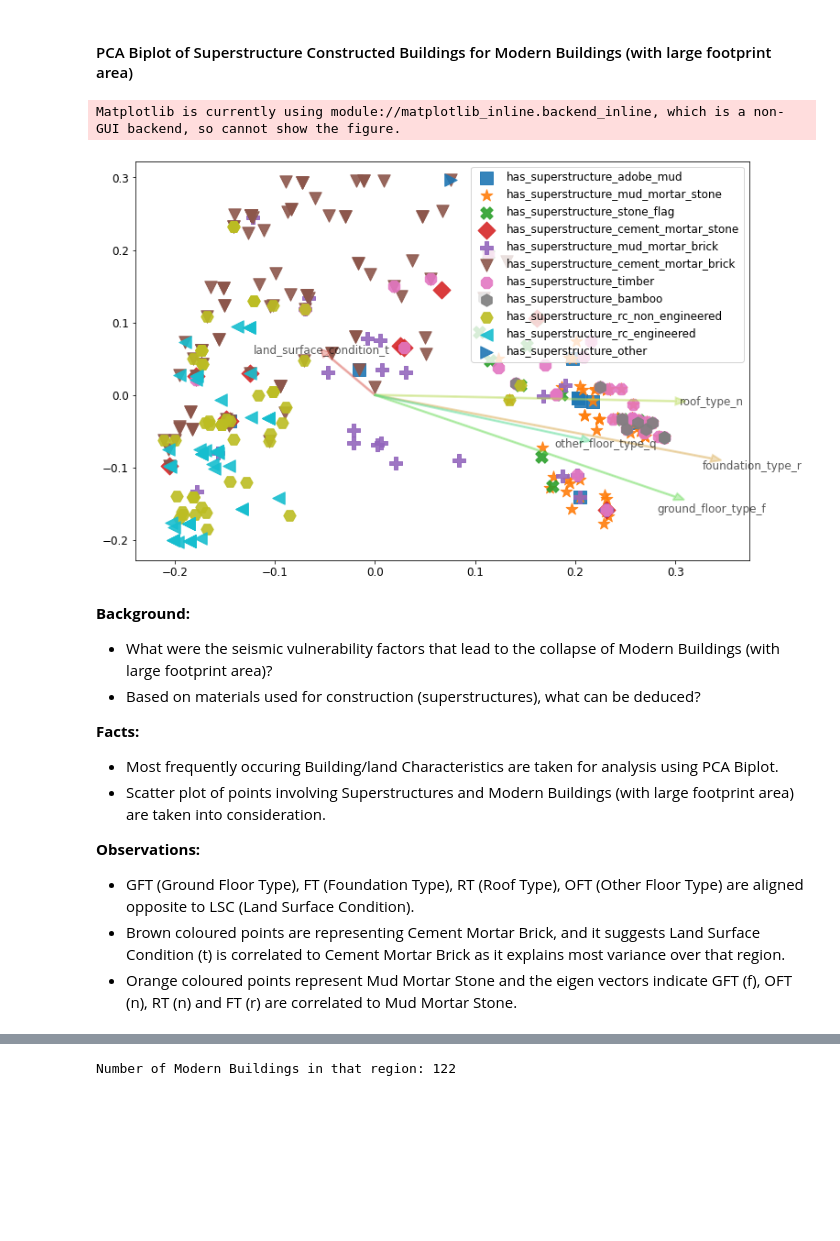
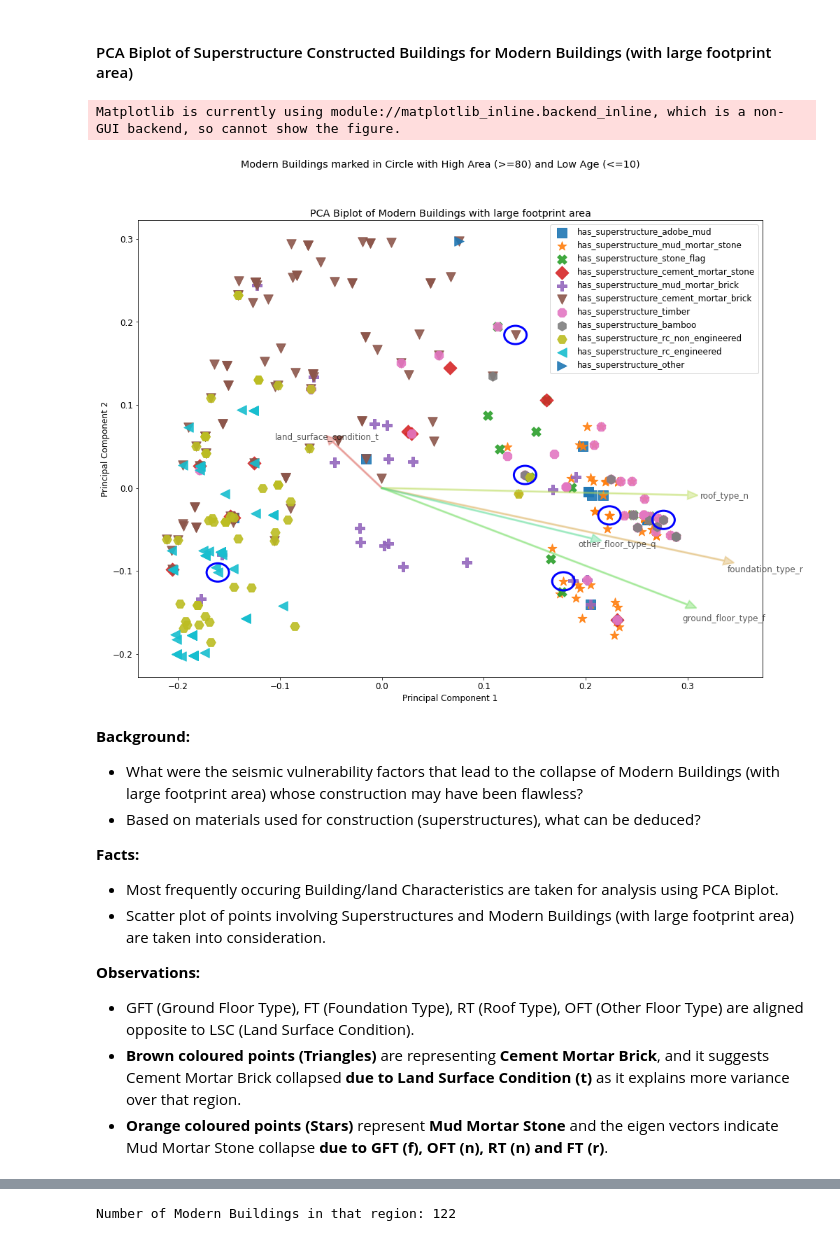
Before and after one commit to DS-Group22-ADP/Practical-Project, a Jupyter notebook: notebooks/Exploratory-Data-Analysis (Main Notebook).ipynb, the cells around one changed output, grey strips where cells are left out. Drawn from its saved outputs; the diff is of its cells as text; code cells hidden in the pictures; blank space fills up the shorter version.

```diff
--- a/notebooks/Exploratory-Data-Analysis (Main Notebook).ipynb
+++ b/notebooks/Exploratory-Data-Analysis (Main Notebook).ipynb
@@ -1652,9 +1657,9 @@ superstructure_mask = ((join_df['has_superstructure_adobe_mud'] == 1) |
 modern_buildings_mask = (join_df['age'] <= 40) & (join_df['area_percentage'] >= 40)
 
 # copy the original dataframe
-categorical_df = join_df.loc[superstructure_mask & modern_buildings_mask].copy()
+cat_df = join_df.loc[superstructure_mask & modern_buildings_mask].copy()
 # one hot encoding of categorical variables
-categorical_df = pd.get_dummies(categorical_df.loc[:, main_building_land_attributes + sub_building_land_attributes + superstructure_attributes])
+categorical_df = pd.get_dummies(cat_df.loc[:, main_building_land_attributes + sub_building_land_attributes + superstructure_attributes])
 # run principal components analysis
 X_pca, pc, evr = principal_components_analysis(categorical_df)
 # %%
@@ -1664,37 +1669,68 @@ Number of Modern Buildings in that region: 327
 # %% [markdown]
 #### PCA Biplot of Superstructure Constructed Buildings for Modern Buildings (with large footprint area)
 # %%
+# import Circle for marking which among the superstructures are of zero age and have greatest damage count (impact)
+from matplotlib.patches import Circle
+
 def plot_scatter_plot_by_superstructures(X_pca, categorical_df, ax):
     # scale Principal component 1
     scalex = 0.5 / (X_pca[:,0].max() - X_pca[:,0].min())
     # scale Principal component 2
     scaley = 0.5 / (X_pca[:,1].max() - X_pca[:,1].min())
     # 10 colors color pallette
     new_palette = np.array(sns.color_palette(palette=None, n_colors=11))
 
+    # Top 8 Building Types with greatest damage count
+    damage_index = (cat_df['area_percentage'] >= 80) & (cat_df['age'] <= 10) & ((cat_df['damage_grade'] == 3) | (cat_df['damage_grade'] == 2))
+
+    # marking which among the superstructures are of zero age and have greatest damage count (impact)
+    rows = X_pca[damage_index]
+    for row in rows[:, :2]:
+        x,y = row[0] * scalex, row[1] * scaley
+        ax.add_patch(Circle((x, y), 0.011, fill=False, color='blue', lw=3))
+    # scatter plot of X_pca over all superstructures (adobe mud)
     ax.scatter(X_pca[categorical_df['has_superstructure_adobe_mud'] == 1,0] * scalex, X_pca[categorical_df['has_superstructure_adobe_mud'] == 1,1] * scaley, color=new_palette[0], label='has_superstructure_adobe_mud', alpha=0.9, s=180, marker='s')
+    # scatter plot of X_pca over all superstructures (mud mortar stone)
     ax.scatter(X_pca[categorical_df['has_superstructure_mud_mortar_stone'] == 1,0] * scalex, X_pca[categorical_df['has_superstructure_mud_mortar_stone'] == 1,1] * scaley, color=new_palette[1], label='has_superstructure_mud_mortar_stone', alpha=0.9, s=180, marker='*')
+    # scatter plot of X_pca over all superstructures (stone flag)
     ax.scatter(X_pca[categorical_df['has_superstructure_stone_flag'] == 1,0] * scalex, X_pca[categorical_df['has_superstructure_stone_flag'] == 1,1] * scaley, color=new_palette[2], label='has_superstructure_stone_flag', alpha=0.9, s=180, marker='X')
+    # scatter plot of X_pca over all superstructures (cement mortar stone)
     ax.scatter(X_pca[categorical_df['has_superstructure_cement_mortar_stone'] == 1,0] * scalex, X_pca[categorical_df['has_superstructure_cement_mortar_stone'] == 1,1] * scaley, color=new_palette[3], label='has_superstructure_cement_mortar_stone', alpha=0.9, s=180, marker='D')
+    # scatter plot of X_pca over all superstructures (mud mortar brick)
     ax.scatter(X_pca[categorical_df['has_superstructure_mud_mortar_brick'] == 1,0] * scalex, X_pca[categorical_df['has_superstructure_mud_mortar_brick'] == 1,1] * scaley, color=new_palette[4], label='has_superstructure_mud_mortar_brick', alpha=0.9, s=180, marker='P')
+    # scatter plot of X_pca over all superstructures (cement mortar brick)
     ax.scatter(X_pca[categorical_df['has_superstructure_cement_mortar_brick'] == 1,0] * scalex, X_pca[categorical_df['has_superstructure_cement_mortar_brick'] == 1,1] * scaley, color=new_palette[5], label='has_superstructure_cement_mortar_brick', alpha=0.9, s=180, marker='v')
+    # scatter plot of X_pca over all superstructures (timber)
     ax.scatter(X_pca[categorical_df['has_superstructure_timber'] == 1,0] * scalex, X_pca[categorical_df['has_superstructure_timber'] == 1,1] * scaley, color=new_palette[6], label='has_superstructure_timber', alpha=0.9, s=180, marker='8')
+    # scatter plot of X_pca over all superstructures (bamboo)
     ax.scatter(X_pca[categorical_df['has_superstructure_bamboo'] == 1,0] * scalex, X_pca[categorical_df['has_superstructure_bamboo'] == 1,1] * scaley, color=new_palette[7], label='has_superstructure_bamboo', alpha=0.9, s=180, marker='h')
+    # scatter plot of X_pca over all superstructures (rc non-engineered)
     ax.scatter(X_pca[categorical_df['has_superstructure_rc_non_engineered'] == 1,0] * scalex, X_pca[categorical_df['has_superstructure_rc_non_engineered'] == 1,1] * scaley, color=new_palette[8], label='has_superstructure_rc_non_engineered', alpha=0.9, s=180, marker='H')
+    # scatter plot of X_pca over all superstructures (rc engineered)
     ax.scatter(X_pca[categorical_df['has_superstructure_rc_engineered'] == 1,0] * scalex, X_pca[categorical_df['has_superstructure_rc_engineered'] == 1,1] * scaley, color=new_palette[9], label='has_superstructure_rc_engineered', alpha=0.9, s=180, marker='<')
+    # scatter plot of X_pca over all superstructures (other)
     ax.scatter(X_pca[categorical_df['has_superstructure_other'] == 1,0] * scalex, X_pca[categorical_df['has_superstructure_other'] == 1,1] * scaley, color=new_palette[10], label='has_superstructure_other', alpha=0.9, s=180, marker='>')
+    # set the legend
     ax.legend(loc='best')
+    # set title and labels
+    ax.set(xlabel="Principal Component 1", ylabel="Principal Component 2", title="PCA Biplot of Modern Buildings with large footprint area")
 
-fig, ax = plt.subplots(1,1, figsize=(12,8))
+# make a subplot
+fig, ax = plt.subplots(1,1, figsize=(16,12))
+# scatter plot of Principal Components classified by superstructures
 plot_scatter_plot_by_superstructures(X_pca, categorical_df, ax)
+# loadings plot with selected vectors - most seismic vulnerability factors
 plot_loadings_plot(plt, X_pca, categorical_df, ax, eigen_vectors=(36,39,42,11,17))
+# super title
+fig.suptitle("Modern Buildings marked in Circle with High Area (>=80) and Low Age (<=10)")
+# show the figure
 fig.show()
 # %% [output]
 Matplotlib is currently using module://matplotlib_inline.backend_inline, which is a non-GUI backend, so cannot show the figure.
-[figure, old version]
+[figure, new version]
 # %% [markdown]
 **Background:**
-- What were the seismic vulnerability factors that lead to the collapse of Modern Buildings (with large footprint area)?
+- What were the seismic vulnerability factors that lead to the collapse of Modern Buildings (with large footprint area) whose construction may have been flawless?
 - Based on materials used for construction (superstructures), what can be deduced?
 
 **Facts:**
@@ -1703,8 +1739,8 @@ Matplotlib is currently using module://matplotlib_inline.backend_inline, which i
 
 **Observations:**
 - GFT (Ground Floor Type), FT (Foundation Type), RT (Roof Type), OFT (Other Floor Type) are aligned opposite to LSC (Land Surface Condition).
-- Brown coloured points are representing Cement Mortar Brick, and it suggests Land Surface Condition (t) is correlated to Cement Mortar Brick as it explains most variance over that region.
-- Orange coloured points represent Mud Mortar Stone and the eigen vectors indicate GFT (f), OFT (n), RT (n) and FT (r) are correlated to Mud Mortar Stone.
+- **Brown coloured points (Triangles)** are representing **Cement Mortar Brick**, and it suggests Cement Mortar Brick collapsed **due to Land Surface Condition (t)** as it explains more variance over that region.
+- **Orange coloured points (Stars)** represent **Mud Mortar Stone** and the eigen vectors indicate Mud Mortar Stone collapse **due to GFT (f), OFT (n), RT (n) and FT (r)**.
 # %% [markdown]
 ### 4.2 Sub Analysis 2 - Research Question 4
 
```
Also changed, not shown: parts of 46 cells of this notebook.
